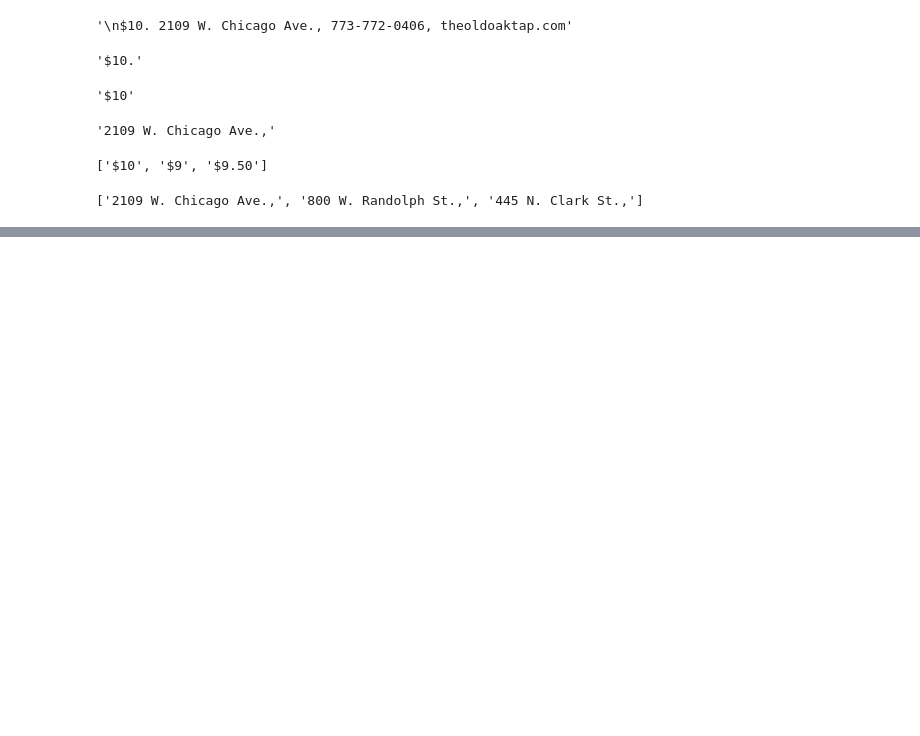
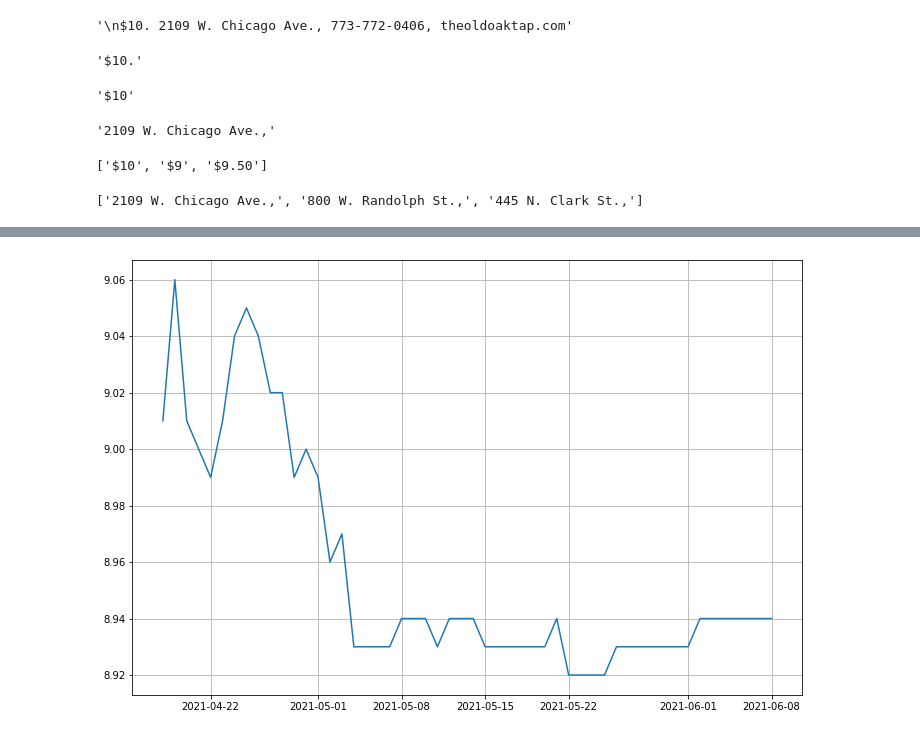
Before and after one commit to du0san/test_pandas, a Jupyter notebook: 3창_시카고 샌드위치 맛집 분석.ipynb, the cells around one changed output, grey strips where cells are left out. Drawn from its saved outputs; the diff is of its cells as text; code cells hidden in the pictures; blank space fills up the shorter version.

```diff
--- a/3창_시카고 샌드위치 맛집 분석.ipynb
+++ b/3창_시카고 샌드위치 맛집 분석.ipynb
@@ -582,8 +582,8 @@ from tqdm import tqdm_notebook
 
 price = []
 address = []
-# for n in tqdm_notebook(df.index):
-for n in tqdm.notebook.tqdm(df.index):
+for n in tqdm_notebook(df.index):
+# for n in tqdm.notebook.tqdm(df.index):
     headers = {'User-Agent':'Chrome/66.3359.181'}
     req = Request(df['URL'][n], headers=headers)
     html = urlopen(req)
@@ -649,10 +753,10 @@ from tqdm import tqdm_notebook
 
 movie_date = []
 movie_name = []
-movie_porint = []
+movie_point = []
 
-for today in tqdm_notebook(date):
-# for today in tqdm.notebook.tqdm(date):
+# for today in tqdm_notebook(date):
+for today in tqdm.notebook.tqdm(date):
     html = "https://movie.naver.com/movie/sdb/rank/rmovie.nhn?sel=cur&date={date}"
     response = urlopen(html.format(date=urllib.parse.quote(today.strftime('%Y%m%d'))))
     soup = BeautifulSoup(response, 'html.parser')
@@ -660,4 +764,8 @@ for today in tqdm_notebook(date):
 
     movie_date.extend([today for n in range(0, end)])
     movie_name.extend([soup.find_all('div', 'tit5')[n].a.string for n in range(0, end)])
-    movie_point.extend([soup.find_all('div', 'tit5')[n].a.string for n in range(0, end)])
+    movie_point.extend([soup.find_all('td', 'point')[n].string for n in range(0, end)])
+# %%
+movie = pd.DataFrame({'date':movie_date, 'name':movie_name, 'point':movie_point})
+movie['point'] = movie['point'].astype(float)
+movie.head()
@@ -663,0 +793,3 @@ for today in tqdm_notebook(date):
+# %%
+tmp = movie.query('name==["명탐정 코난: 비색의 탄환"]')
+tmp
@@ -663,0 +814,11 @@ for today in tqdm_notebook(date):
+# %%
+import matplotlib.pyplot as plt
+%matplotlib inline
+
+plt.figure(figsize=(12, 8))
+plt.plot(tmp['date'], tmp['point'])
+# plt.legend(loc='best')
+plt.grid()
+plt.show()
+# %% [output]
+[figure, added]
```
Also changed, not shown: parts of 19 cells of this notebook, 5 other files.
